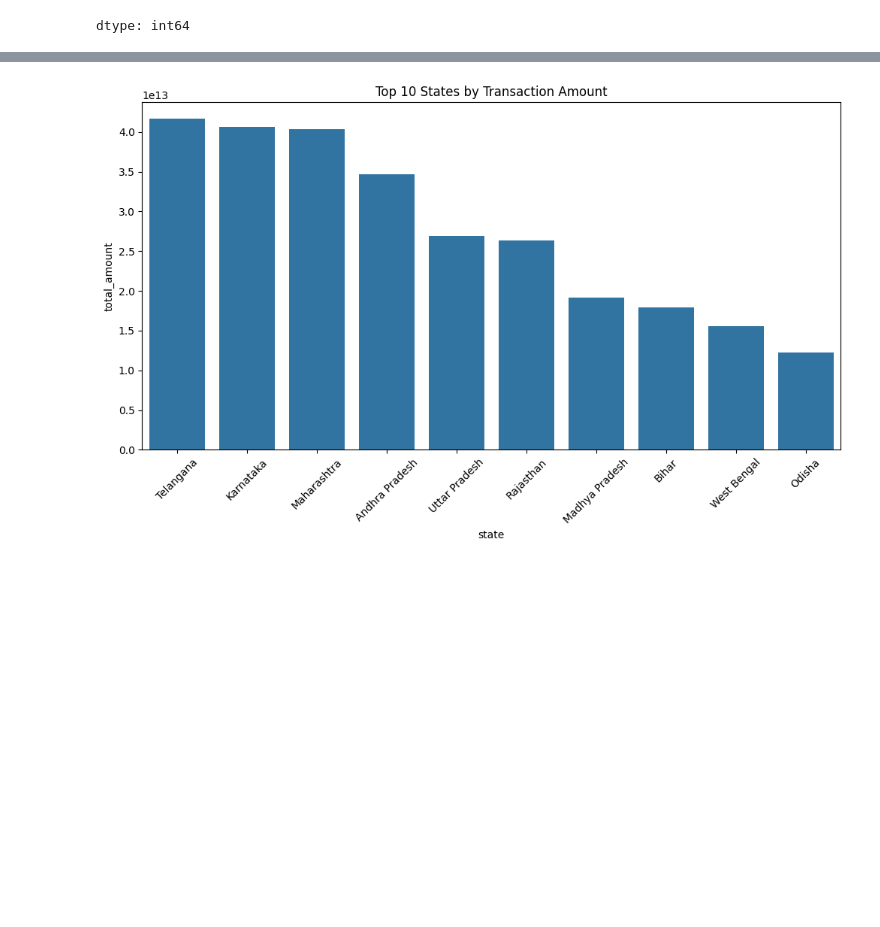
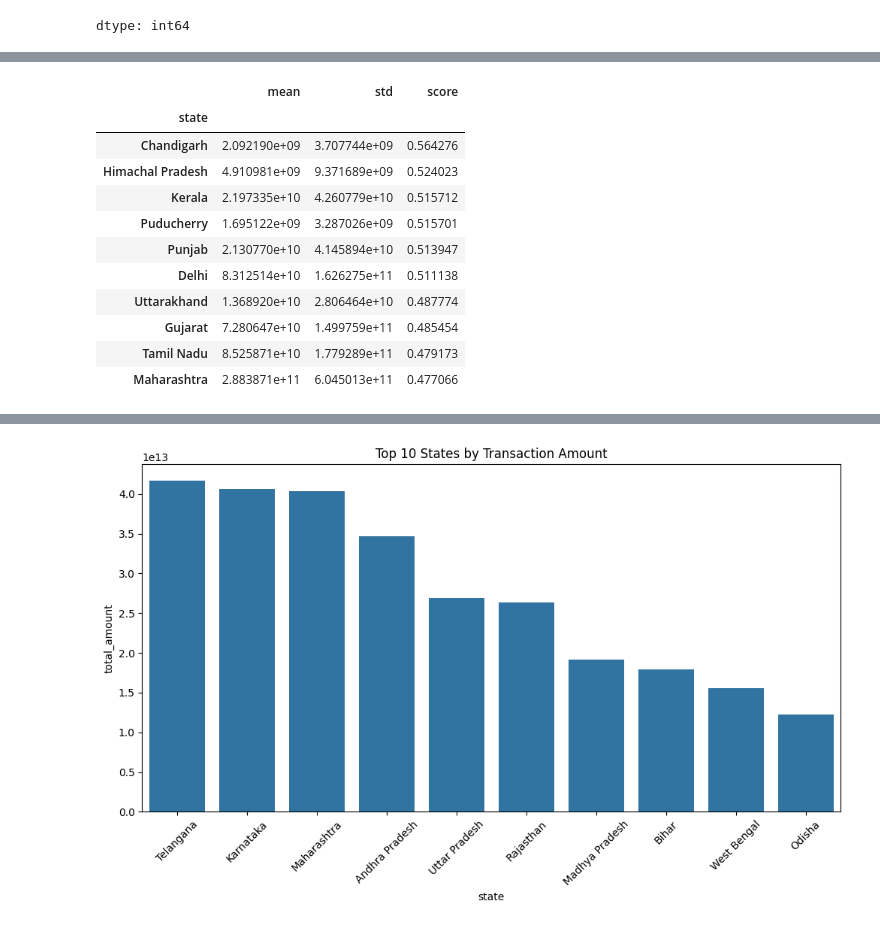
Before and after one commit to maiaragoudapatil-art/phonepe_new_data, a Jupyter notebook: phonepe.ipynb, the cells around one changed output, grey strips where cells are left out. Saved outputs shown, nothing was run; the diff lists cells and outputs as text; code cells hidden in the pictures; blank space fills up the shorter version.

```diff
--- a/phonepe.ipynb
+++ b/phonepe.ipynb
@@ -293,0 +381,18 @@ df['avg_transaction_value'] = df['amount'] / df['count']
+# %%
+consistency = df.groupby("state")["amount"].agg(["mean", "std"])
+consistency["score"] = consistency["mean"] / consistency["std"]
+
+consistency.sort_values("score", ascending=False).head(10)
+# %% [output]
+|  | mean | std | score |
+| state |  |  |  |
+| Chandigarh | 2.092190e+09 | 3.707744e+09 | 0.564276 |
+| Himachal Pradesh | 4.910981e+09 | 9.371689e+09 | 0.524023 |
+| Kerala | 2.197335e+10 | 4.260779e+10 | 0.515712 |
+| Puducherry | 1.695122e+09 | 3.287026e+09 | 0.515701 |
+| Punjab | 2.130770e+10 | 4.145894e+10 | 0.513947 |
+| Delhi | 8.312514e+10 | 1.626275e+11 | 0.511138 |
+| Uttarakhand | 1.368920e+10 | 2.806464e+10 | 0.487774 |
+| Gujarat | 7.280647e+10 | 1.499759e+11 | 0.485454 |
+| Tamil Nadu | 8.525871e+10 | 1.779289e+11 | 0.479173 |
+| Maharashtra | 2.883871e+11 | 6.045013e+11 | 0.477066 |
```
Also changed, not shown: parts of 14 cells of this notebook.
